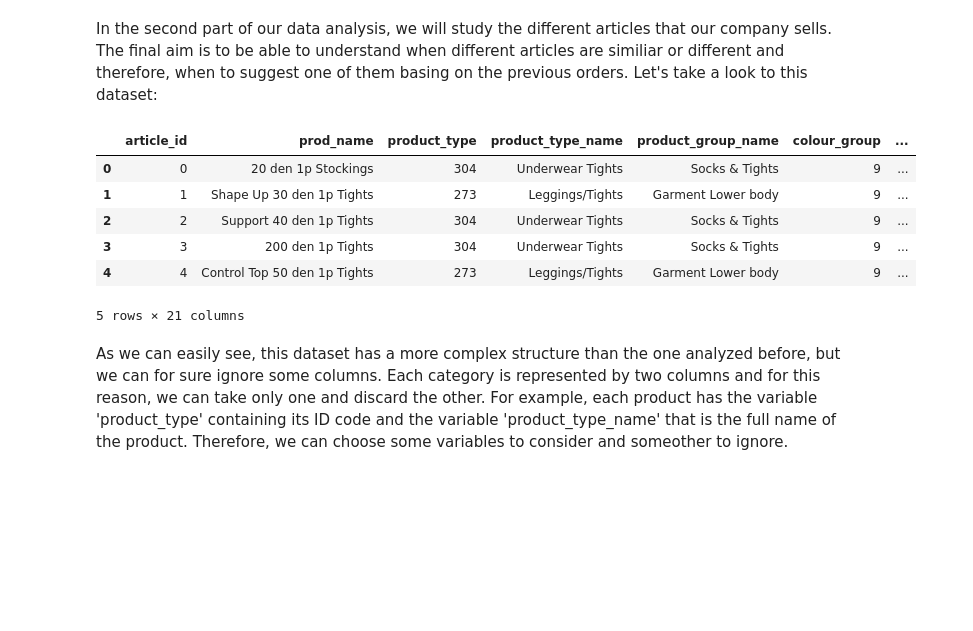
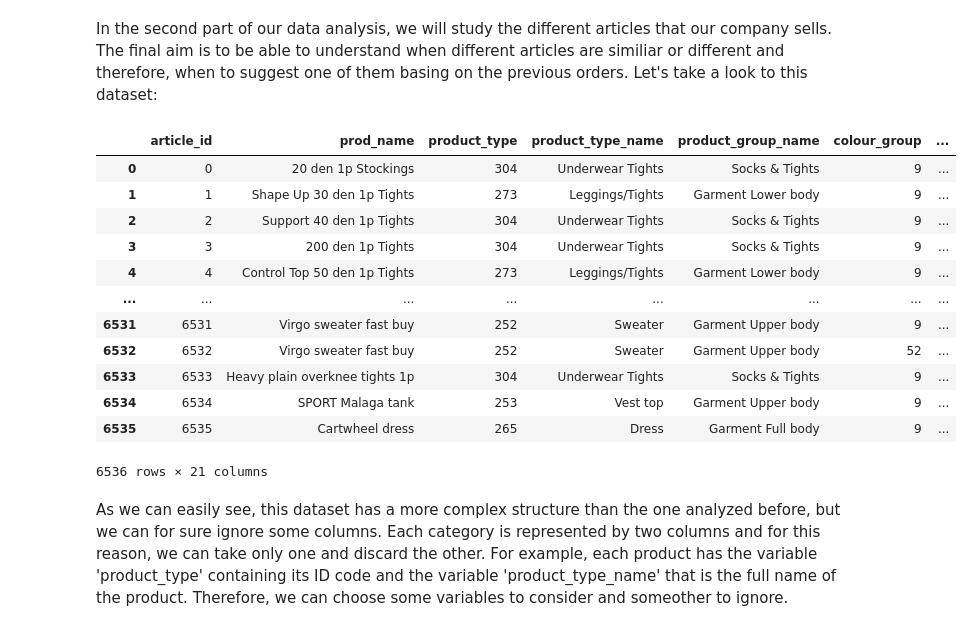
Before and after one commit to alessiabresolin/275601, a Jupyter notebook: project.ipynb, the cells around one changed output. Drawn from its saved outputs; the diff is of its cells as text; code cells hidden in the pictures; blank space fills up the shorter version.

Commit message:
Unknown problem for articles

```diff
--- a/project.ipynb
+++ b/project.ipynb
@@ -269,15 +269,21 @@ In the second part of our data analysis, we will study the different articles th
 Let's take a look to this dataset:
 # %%
 articles = pd.read_csv("recsys_articles.csv")
-articles.head()
+articles
 # %% [output]
 |  | article_id | prod_name | product_type | product_type_name | product_group_name | colour_group | ... |
 | 0 | 0 | 20 den 1p Stockings | 304 | Underwear Tights | Socks & Tights | 9 | ... |
 | 1 | 1 | Shape Up 30 den 1p Tights | 273 | Leggings/Tights | Garment Lower body | 9 | ... |
 | 2 | 2 | Support 40 den 1p Tights | 304 | Underwear Tights | Socks & Tights | 9 | ... |
 | 3 | 3 | 200 den 1p Tights | 304 | Underwear Tights | Socks & Tights | 9 | ... |
 | 4 | 4 | Control Top 50 den 1p Tights | 273 | Leggings/Tights | Garment Lower body | 9 | ... |
+| ... | ... | ... | ... | ... | ... | ... | ... |
+| 6531 | 6531 | Virgo sweater fast buy | 252 | Sweater | Garment Upper body | 9 | ... |
+| 6532 | 6532 | Virgo sweater fast buy | 252 | Sweater | Garment Upper body | 52 | ... |
+| 6533 | 6533 | Heavy plain overknee tights 1p | 304 | Underwear Tights | Socks & Tights | 9 | ... |
+| 6534 | 6534 | SPORT Malaga tank | 253 | Vest top | Garment Upper body | 9 | ... |
+| 6535 | 6535 | Cartwheel dress | 265 | Dress | Garment Full body | 9 | ... |
-5 rows × 21 columns
+6536 rows × 21 columns
 # %% [markdown]
 As we can easily see, this dataset has a more complex structure than the one analyzed before, but we can for sure ignore some columns.
 Each category is represented by two columns and for this reason, we can take only one and discard the other.
```
Also changed, not shown: parts of 2 cells of this notebook.
